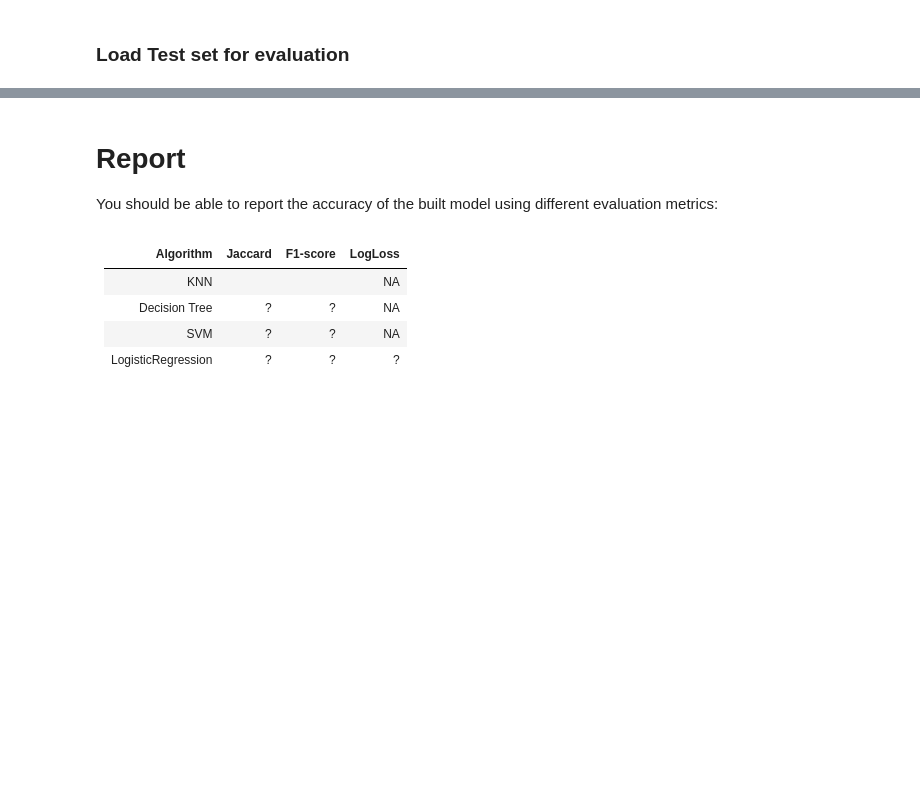
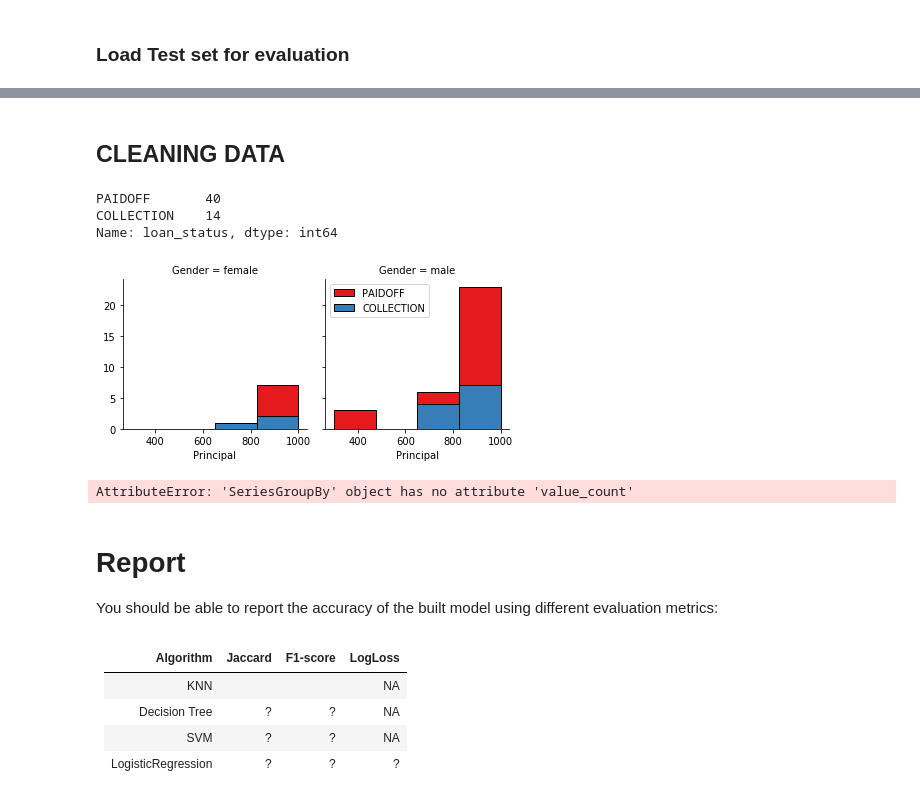
Before and after one commit to LucasR-Freire/courera-capstone-project, a Jupyter notebook: Capstone_intro_Project.ipynb, the cells around one changed output, grey strips where cells are left out. Cells and saved outputs as stored; diff of their text form; code cells hidden in the pictures; blank space fills up the shorter version.

```diff
--- a/Capstone_intro_Project.ipynb
+++ b/Capstone_intro_Project.ipynb
@@ -601,0 +647,19 @@ test_df.head()
+# %% [markdown]
+## CLEANING DATA
+# %%
+test_df['due_date']=pd.to_datetime(test_df['due_date'])
+test_df['effective_date']=pd.to_datetime(test_df['effective_date'])
+# %%
+test_df['loan_status'].value_counts()
+# %% [output]
+PAIDOFF       40
+COLLECTION    14
+Name: loan_status, dtype: int64
+# %%
+bins = np.linspace(test_df['Principal'].min(),test_df['Principal'].max(),5)
+g = sns.FacetGrid(test_df,col='Gender',hue='loan_status',palette = 'Set1',col_wrap=2)
+g.map(plt.hist,'Principal',bins=bins,ec='k')
+g.axes[-1].legend()
+plt.show()
+# %% [output]
+[figure, added]
@@ -602,3 +671,8 @@ test_df.head()
+# %%
+#test_df.head()
+test_df.groupby(['Gender'])['loan_status'].value_count(normalize=)
+# %% [output]
+AttributeError: 'SeriesGroupBy' object has no attribute 'value_count'
 # %% [markdown]
 # Report
 You should be able to report the accuracy of the built model using different evaluation metrics:
```
Also changed, not shown: parts of 16 cells of this notebook.
